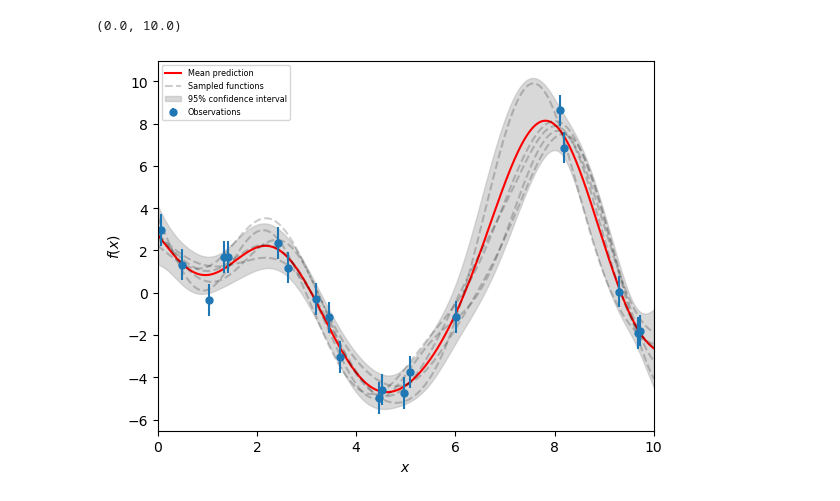
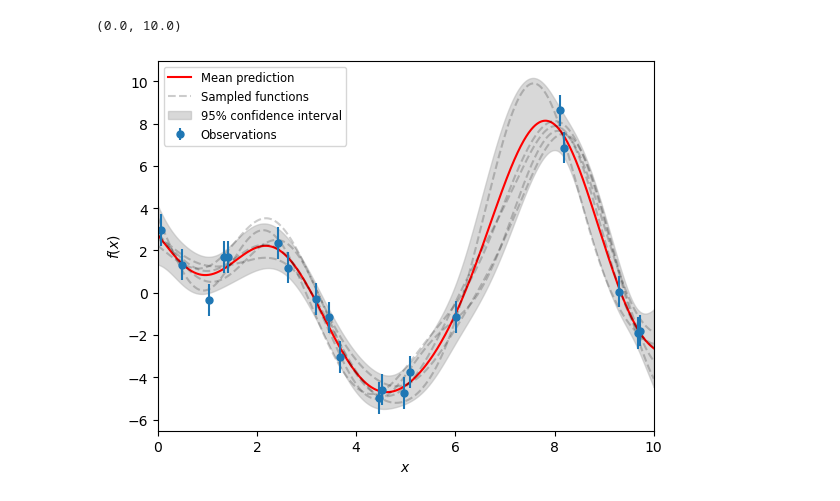
Before and after one commit to shcufnairolf/gaussian_process_regression_example_for_pyiron, a Jupyter notebook: workflow.ipynb, the cells around one changed output. Cells and saved outputs as stored; diff of their text form; code cells hidden in the pictures.

Commit message:
Notebook visually improved

```diff
--- a/workflow.ipynb
+++ b/workflow.ipynb
@@ -15,7 +15,7 @@ noise_std = 0.75
 Y_train_noisy = Y_train + rng.normal(loc=0.0, scale=noise_std, size=Y_train.shape)
 # %%
 pr = pyiron.Project("gaussian_process_regression")
-job = pr.create_job(GaussianProcessRegressionJob, job_name="implementation", delete_existing_job=False)
+job = pr.create_job(GaussianProcessRegressionJob, job_name="test_run", delete_existing_job=True)
 
 # The data preparation
 job.input.xSamples = X_train
@@ -50,7 +50,7 @@ import matplotlib.pyplot as plt
 mean_prediction, std_prediction = job.gaussian_process.predict(X, return_std=True)
 plt.plot(X, mean_prediction, color='r', label="Mean prediction")
 
-# Plot samples functions
+# Plot sampled functions
 y_samples = job.gaussian_process.sample_y(X, 5)
 for idx, sample in enumerate(y_samples.T):
     if idx == 0:
@@ -63,32 +63,32 @@ for idx, sample in enumerate(y_samples.T):
     )
 
 
 # Plot the training data
 plt.errorbar(
     X_train,
     Y_train_noisy,
     noise_std,
     linestyle="None",
     color="tab:blue",
     marker=".",
     markersize=10,
     label="Observations",
 )
 
 # Plot confidence intervall
 plt.fill_between(
     X.ravel(),
     mean_prediction - 1.96 * std_prediction,
     mean_prediction + 1.96 * std_prediction,
     color="0.7",
     alpha=0.5,
     label=r"95% confidence interval",
 )
 
-plt.legend(fontsize='xx-small')
+plt.legend(fontsize='small')
 plt.xlabel("$x$")
 plt.ylabel("$f(x)$")
 plt.xlim(min(X), max(X))
 # %% [output]
 (0.0, 10.0)
-[figure, old version]
+[figure, new version]
```
Also changed, not shown: parts of 2 cells of this notebook, 4 other files.
